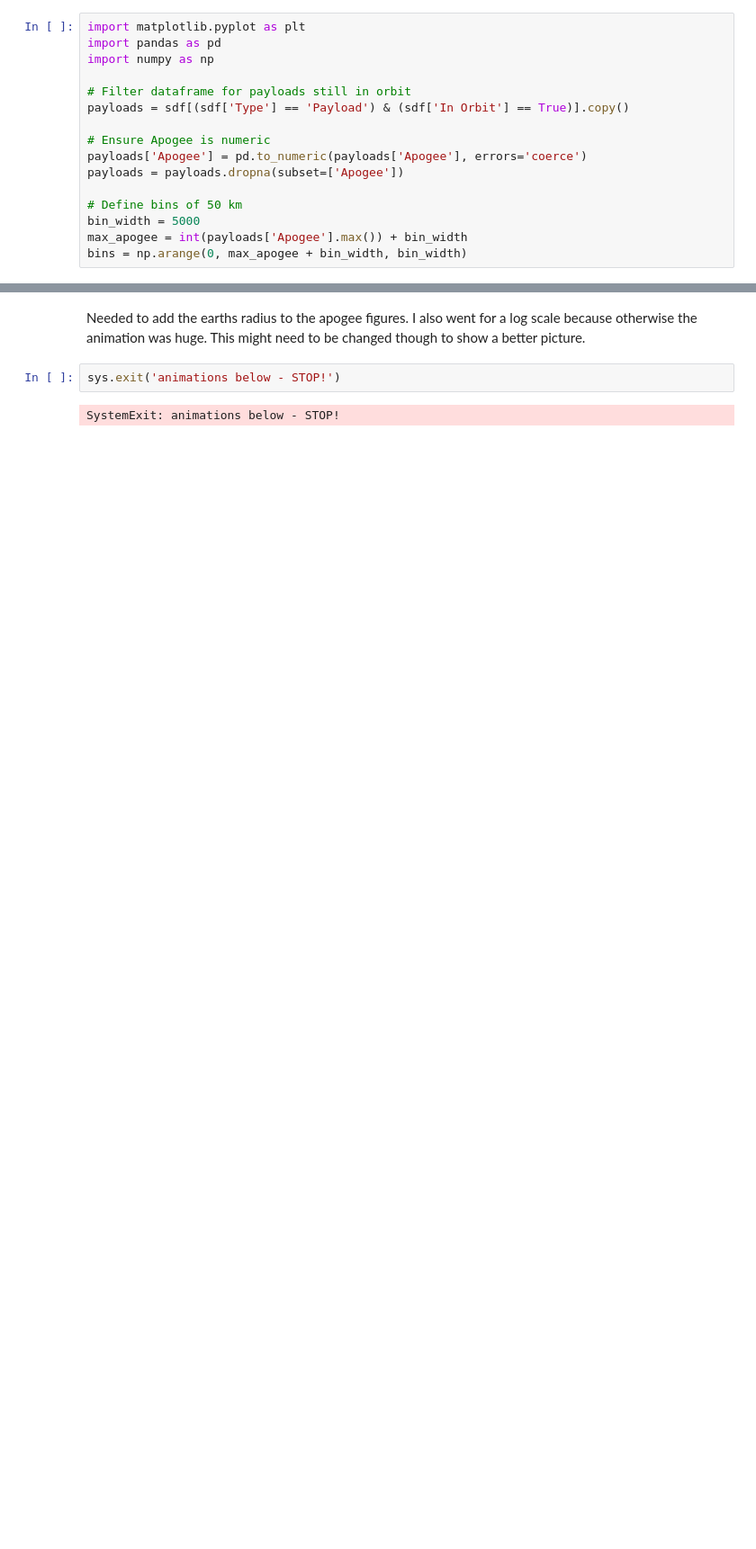
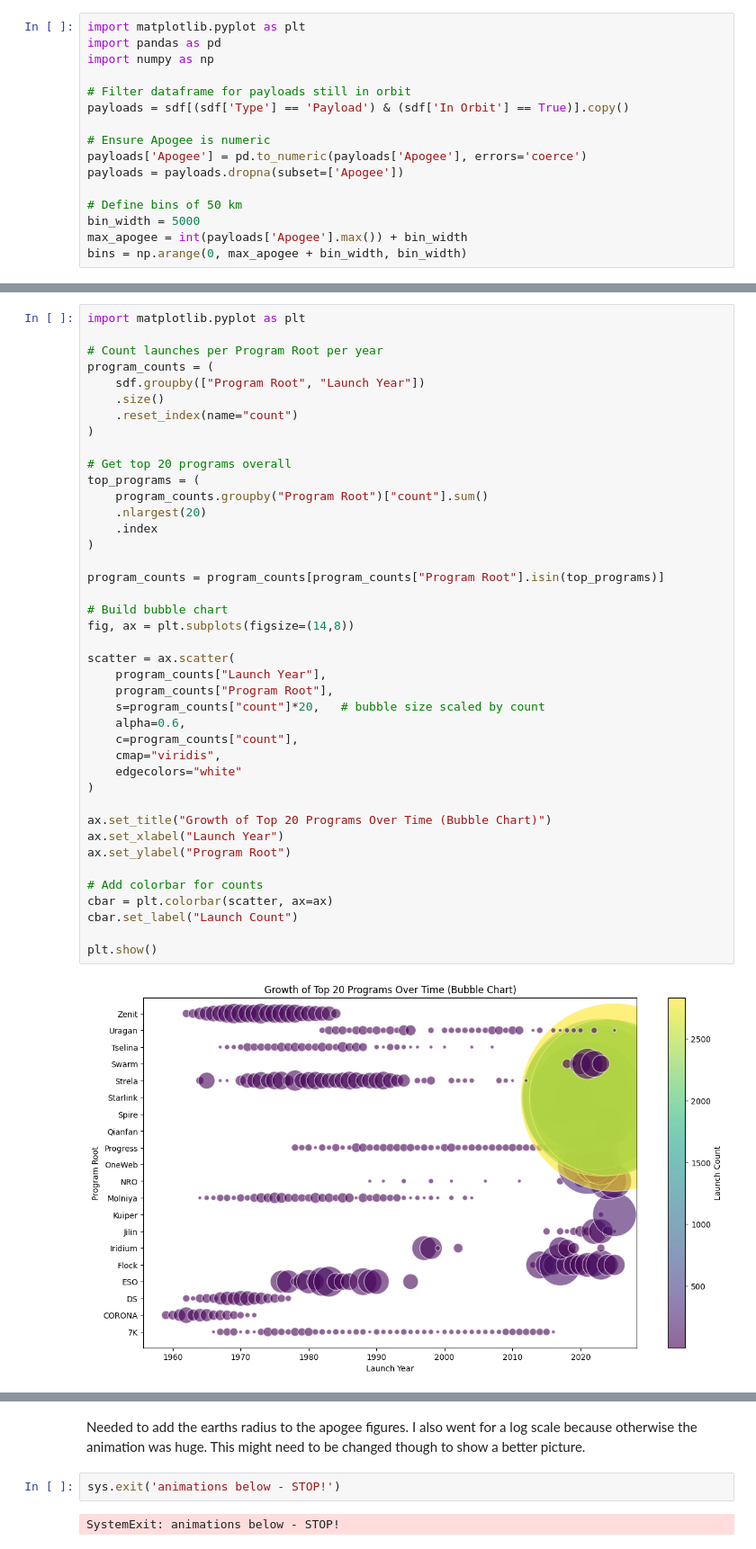
Before and after one commit to daemonchild/cardiffmet-dat5001-visualisation-of-data, a Jupyter notebook: assessment/python/2-dat5001-st20285213-tomrowan-pres1-create-graphs-experiments.ipynb, the cells around one changed output, grey strips where cells are left out. Shown at 90% size. Cells and saved outputs as stored; diff of their text form; blank space fills up the shorter version.

```diff
--- a/assessment/python/2-dat5001-st20285213-tomrowan-pres1-create-graphs-experiments.ipynb
+++ b/assessment/python/2-dat5001-st20285213-tomrowan-pres1-create-graphs-experiments.ipynb
@@ -429,0 +524,43 @@ plt.show()
+# %%
+import matplotlib.pyplot as plt
+
+# Count launches per Program Root per year
+program_counts = (
+    sdf.groupby(["Program Root", "Launch Year"])
+    .size()
+    .reset_index(name="count")
+)
+
+# Get top 20 programs overall
+top_programs = (
+    program_counts.groupby("Program Root")["count"].sum()
+    .nlargest(20)
+    .index
+)
+
+program_counts = program_counts[program_counts["Program Root"].isin(top_programs)]
+
+# Build bubble chart
+fig, ax = plt.subplots(figsize=(14,8))
+
+scatter = ax.scatter(
+    program_counts["Launch Year"],
+    program_counts["Program Root"],
+    s=program_counts["count"]*20,   # bubble size scaled by count
+    alpha=0.6,
+    c=program_counts["count"],
+    cmap="viridis",
+    edgecolors="white"
+)
+
+ax.set_title("Growth of Top 20 Programs Over Time (Bubble Chart)")
+ax.set_xlabel("Launch Year")
+ax.set_ylabel("Program Root")
+
+# Add colorbar for counts
+cbar = plt.colorbar(scatter, ax=ax)
+cbar.set_label("Launch Count")
+
+plt.show()
+# %% [output]
+[figure, added]
```
Also changed, not shown: parts of 5 cells of this notebook, 12 other files.
